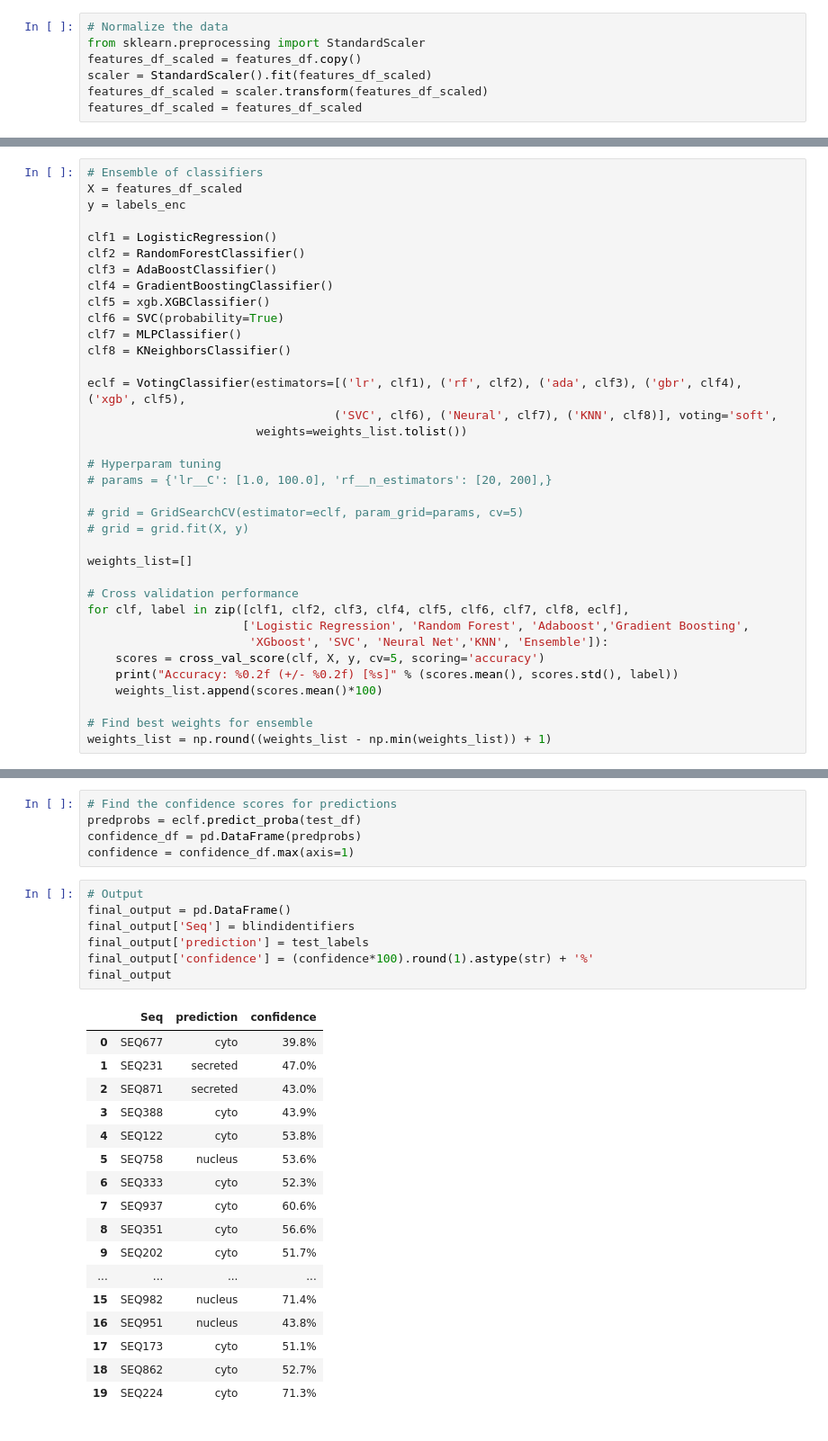
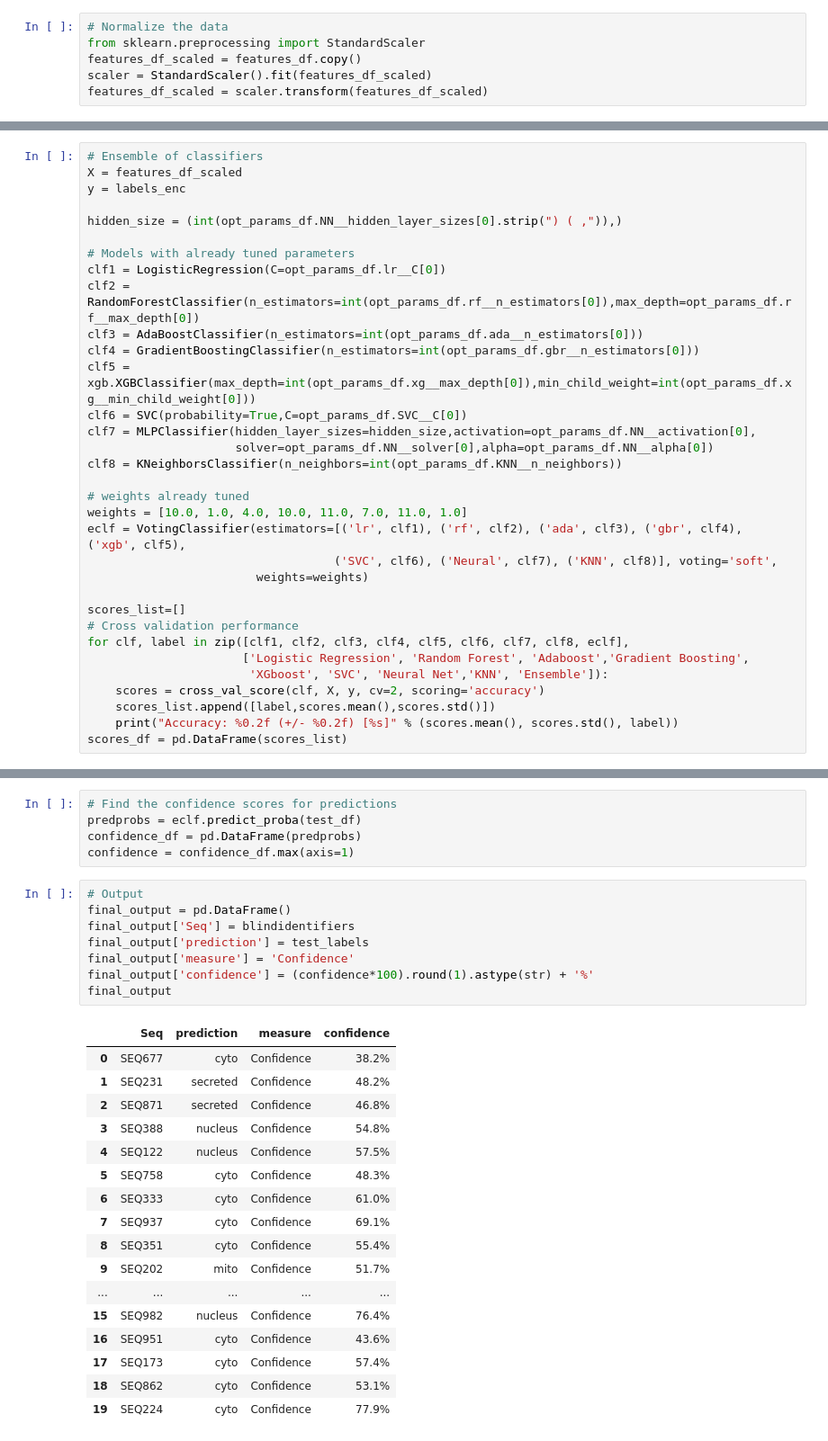
Before and after one commit to SaidAbdullahi/Bioinformatics_Coursework, a Jupyter notebook: Bioinformatics.ipynb, the cells around one changed output, grey strips where cells are left out. Shown at 90% size. Drawn from its saved outputs; the diff is of its cells as text.

```diff
--- a/Bioinformatics.ipynb
+++ b/Bioinformatics.ipynb
@@ -427,7 +372,6 @@ from sklearn.preprocessing import StandardScaler
 features_df_scaled = features_df.copy()
 scaler = StandardScaler().fit(features_df_scaled)
 features_df_scaled = scaler.transform(features_df_scaled)
-features_df_scaled = features_df_scaled
 # %%
 # Split out the test set
 labels = labels[:train_idx]
@@ -455,35 +424,32 @@ LR Accuracy = 0.655222262378
 X = features_df_scaled
 y = labels_enc
 
-clf1 = LogisticRegression()
-clf2 = RandomForestClassifier()
-clf3 = AdaBoostClassifier()
-clf4 = GradientBoostingClassifier()
-clf5 = xgb.XGBClassifier()
-clf6 = SVC(probability=True)
-clf7 = MLPClassifier()
-clf8 = KNeighborsClassifier()
+hidden_size = (int(opt_params_df.NN__hidden_layer_sizes[0].strip(") ( ,")),)
 
+# Models with already tuned parameters
+clf1 = LogisticRegression(C=opt_params_df.lr__C[0])
+clf2 = RandomForestClassifier(n_estimators=int(opt_params_df.rf__n_estimators[0]),max_depth=opt_params_df.rf__max_depth[0])
+clf3 = AdaBoostClassifier(n_estimators=int(opt_params_df.ada__n_estimators[0]))
+clf4 = GradientBoostingClassifier(n_estimators=int(opt_params_df.gbr__n_estimators[0]))
+clf5 = xgb.XGBClassifier(max_depth=int(opt_params_df.xg__max_depth[0]),min_child_weight=int(opt_params_df.xg__min_child_weight[0]))
+clf6 = SVC(probability=True,C=opt_params_df.SVC__C[0])
+clf7 = MLPClassifier(hidden_layer_sizes=hidden_size,activation=opt_params_df.NN__activation[0],
+                     solver=opt_params_df.NN__solver[0],alpha=opt_params_df.NN__alpha[0])
+clf8 = KNeighborsClassifier(n_neighbors=int(opt_params_df.KNN__n_neighbors))
+
+# weights already tuned
+weights = [10.0, 1.0, 4.0, 10.0, 11.0, 7.0, 11.0, 1.0]
 eclf = VotingClassifier(estimators=[('lr', clf1), ('rf', clf2), ('ada', clf3), ('gbr', clf4), ('xgb', clf5),
                                    ('SVC', clf6), ('Neural', clf7), ('KNN', clf8)], voting='soft',
-                        weights=weights_list.tolist())
+                        weights=weights)
 
-# Hyperparam tuning
-# params = {'lr__C': [1.0, 100.0], 'rf__n_estimators': [20, 200],}
-
-# grid = GridSearchCV(estimator=eclf, param_grid=params, cv=5)
-# grid = grid.fit(X, y)
-
-weights_list=[]
-
+scores_list=[]
 # Cross validation performance
 for clf, label in zip([clf1, clf2, clf3, clf4, clf5, clf6, clf7, clf8, eclf],
                       ['Logistic Regression', 'Random Forest', 'Adaboost','Gradient Boosting',
                        'XGboost', 'SVC', 'Neural Net','KNN', 'Ensemble']):
-    scores = cross_val_score(clf, X, y, cv=5, scoring='accuracy')
+    scores = cross_val_score(clf, X, y, cv=2, scoring='accuracy')
+    scores_list.append([label,scores.mean(),scores.std()])
     print("Accuracy: %0.2f (+/- %0.2f) [%s]" % (scores.mean(), scores.std(), label))
-    weights_list.append(scores.mean()*100)
-
-# Find best weights for ensemble
-weights_list = np.round((weights_list - np.min(weights_list)) + 1)
+scores_df = pd.DataFrame(scores_list)
 # %% [output]
@@ -666,25 +886,26 @@ confidence = confidence_df.max(axis=1)
 # %%
 # Output
 final_output = pd.DataFrame()
 final_output['Seq'] = blindidentifiers
 final_output['prediction'] = test_labels
+final_output['measure'] = 'Confidence'
 final_output['confidence'] = (confidence*100).round(1).astype(str) + '%'
 final_output
 # %% [output]
-|  | Seq | prediction | confidence |
-| 0 | SEQ677 | cyto | 39.8% |
-| 1 | SEQ231 | secreted | 47.0% |
-| 2 | SEQ871 | secreted | 43.0% |
-| 3 | SEQ388 | cyto | 43.9% |
-| 4 | SEQ122 | cyto | 53.8% |
-| 5 | SEQ758 | nucleus | 53.6% |
-| 6 | SEQ333 | cyto | 52.3% |
-| 7 | SEQ937 | cyto | 60.6% |
-| 8 | SEQ351 | cyto | 56.6% |
-| 9 | SEQ202 | cyto | 51.7% |
-| ... | ... | ... | ... |
-| 15 | SEQ982 | nucleus | 71.4% |
-| 16 | SEQ951 | nucleus | 43.8% |
-| 17 | SEQ173 | cyto | 51.1% |
-| 18 | SEQ862 | cyto | 52.7% |
-| 19 | SEQ224 | cyto | 71.3% |
+|  | Seq | prediction | measure | confidence |
+| 0 | SEQ677 | cyto | Confidence | 38.2% |
+| 1 | SEQ231 | secreted | Confidence | 48.2% |
+| 2 | SEQ871 | secreted | Confidence | 46.8% |
+| 3 | SEQ388 | nucleus | Confidence | 54.8% |
+| 4 | SEQ122 | nucleus | Confidence | 57.5% |
+| 5 | SEQ758 | cyto | Confidence | 48.3% |
+| 6 | SEQ333 | cyto | Confidence | 61.0% |
+| 7 | SEQ937 | cyto | Confidence | 69.1% |
+| 8 | SEQ351 | cyto | Confidence | 55.4% |
+| 9 | SEQ202 | mito | Confidence | 51.7% |
+| ... | ... | ... | ... | ... |
+| 15 | SEQ982 | nucleus | Confidence | 76.4% |
+| 16 | SEQ951 | cyto | Confidence | 43.6% |
+| 17 | SEQ173 | cyto | Confidence | 57.4% |
+| 18 | SEQ862 | cyto | Confidence | 53.1% |
+| 19 | SEQ224 | cyto | Confidence | 77.9% |
```
Also changed, not shown: parts of 40 cells of this notebook.
